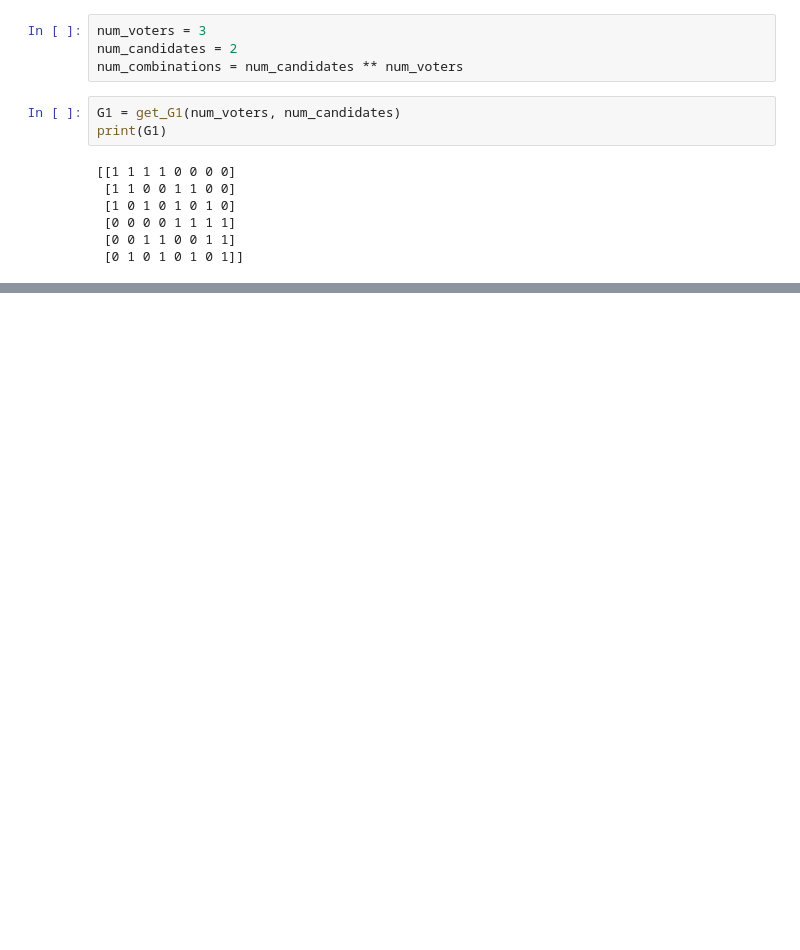
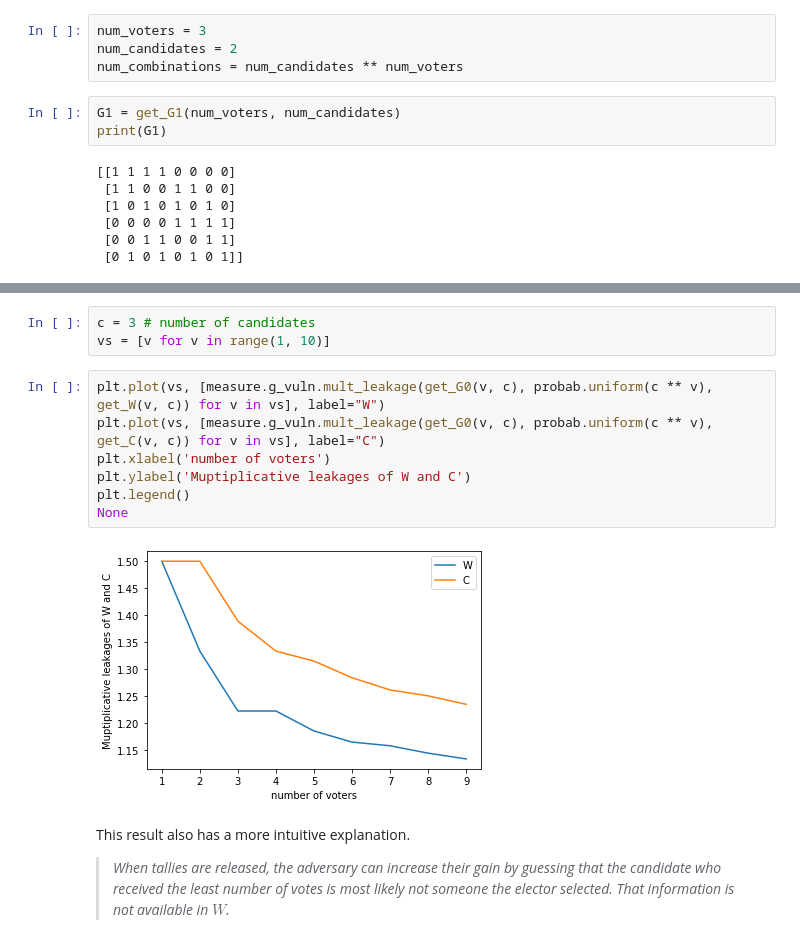
Before and after one commit to damik3/qif-notebooks, a Jupyter notebook: voting_systems/voting_systems_part_2.ipynb, the cells around one changed output, grey strips where cells are left out. Cells and saved outputs as stored; diff of their text form; blank space fills up the shorter version.

```diff
--- a/voting_systems/voting_systems_part_2.ipynb
+++ b/voting_systems/voting_systems_part_2.ipynb
@@ -162,0 +159,16 @@ None
+# %%
+c = 3 # number of candidates
+vs = [v for v in range(1, 10)]
+# %%
+plt.plot(vs, [measure.g_vuln.mult_leakage(get_G0(v, c), probab.uniform(c ** v), get_W(v, c)) for v in vs], label="W")
+plt.plot(vs, [measure.g_vuln.mult_leakage(get_G0(v, c), probab.uniform(c ** v), get_C(v, c)) for v in vs], label="C")
+plt.xlabel('number of voters')
+plt.ylabel('Muptiplicative leakages of W and C')
+plt.legend()
+None
+# %% [output]
+[figure, added]
+# %% [markdown]
+This result also has a more intuitive explanation.
+
+>_When tallies are released, the adversary can increase their gain by guessing that the candidate who received the least number of votes is most likely not someone the elector selected. That information is not available in $W$._
```
Also changed, not shown: parts of 42 cells of this notebook.
